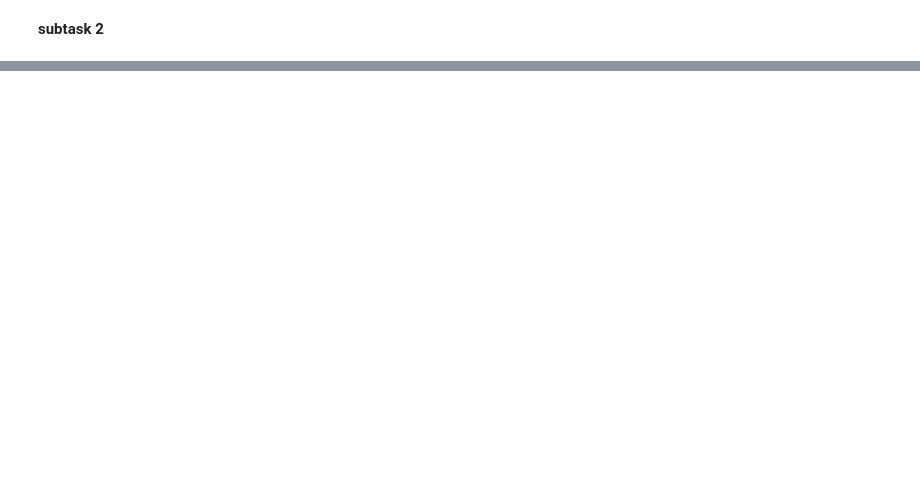
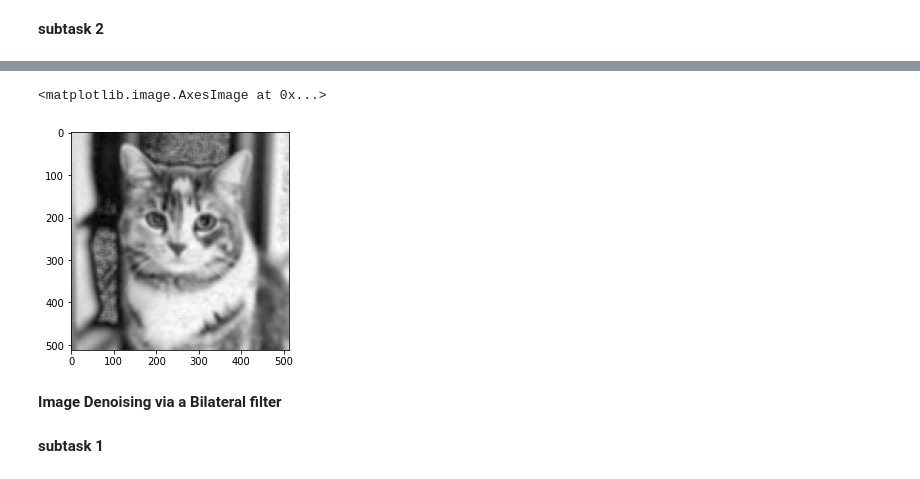
Before and after one commit to TsunamiBlue/ENGN4528-CLAB1, a Jupyter notebook: C-Lab-1 by u6579712.ipynb, the cells around one changed output, grey strips where cells are left out. Drawn from its saved outputs; the diff is of its cells as text; code cells hidden in the pictures; blank space fills up the shorter version.

```diff
--- a/C-Lab-1 by u6579712.ipynb
+++ b/C-Lab-1 by u6579712.ipynb
@@ -485,0 +523,10 @@ def my_Gauss_filter(noisy_image,my_gaussian_kernel):
+# %%
+smoothed_sample_image2 = cv2.GaussianBlur(noisy_img2,(11,11),10)
+plt.imshow(smoothed_sample_image2,cmap='gray')
+# %% [output]
+<matplotlib.image.AxesImage at 0x...>
+[figure, added]
+# %% [markdown]
+**Image Denoising via a Bilateral filter**
+# %% [markdown]
+**subtask 1**
```
Also changed, not shown: parts of 19 cells of this notebook.
